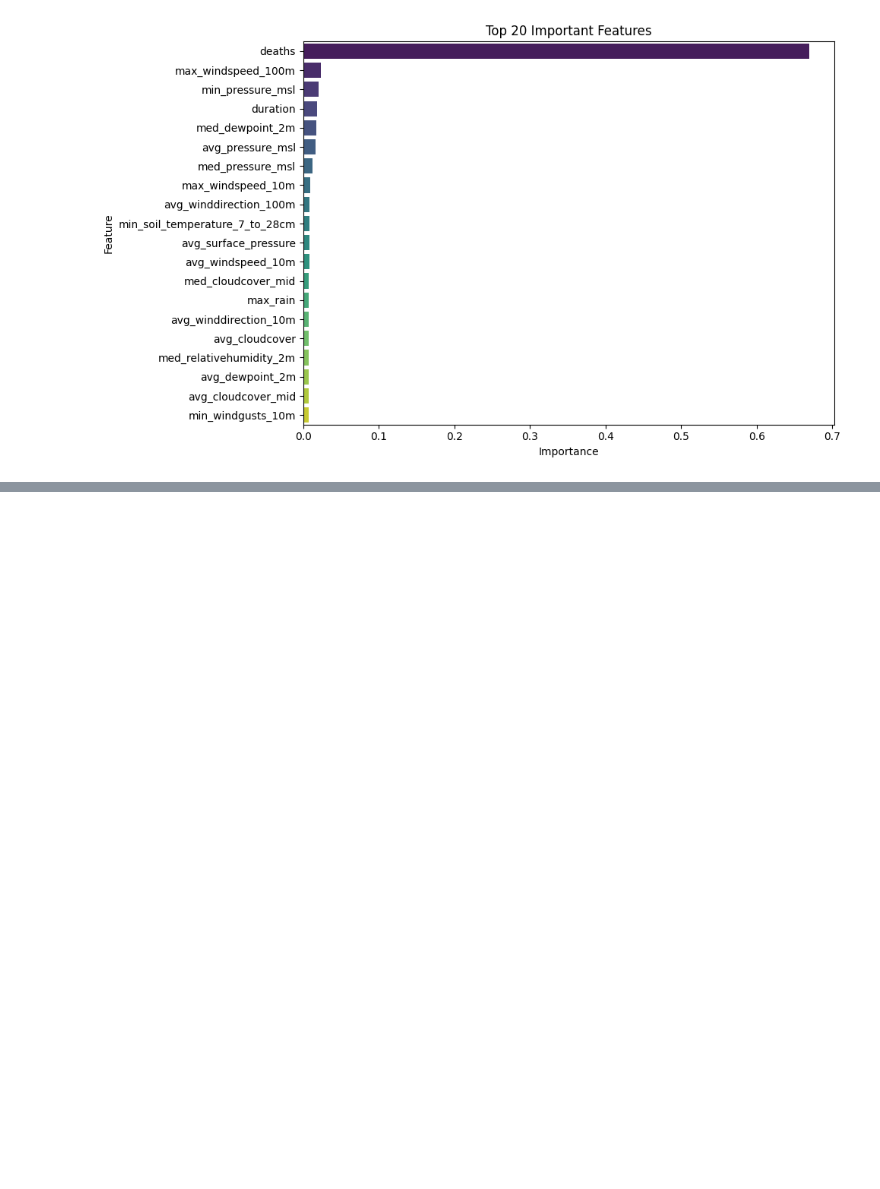
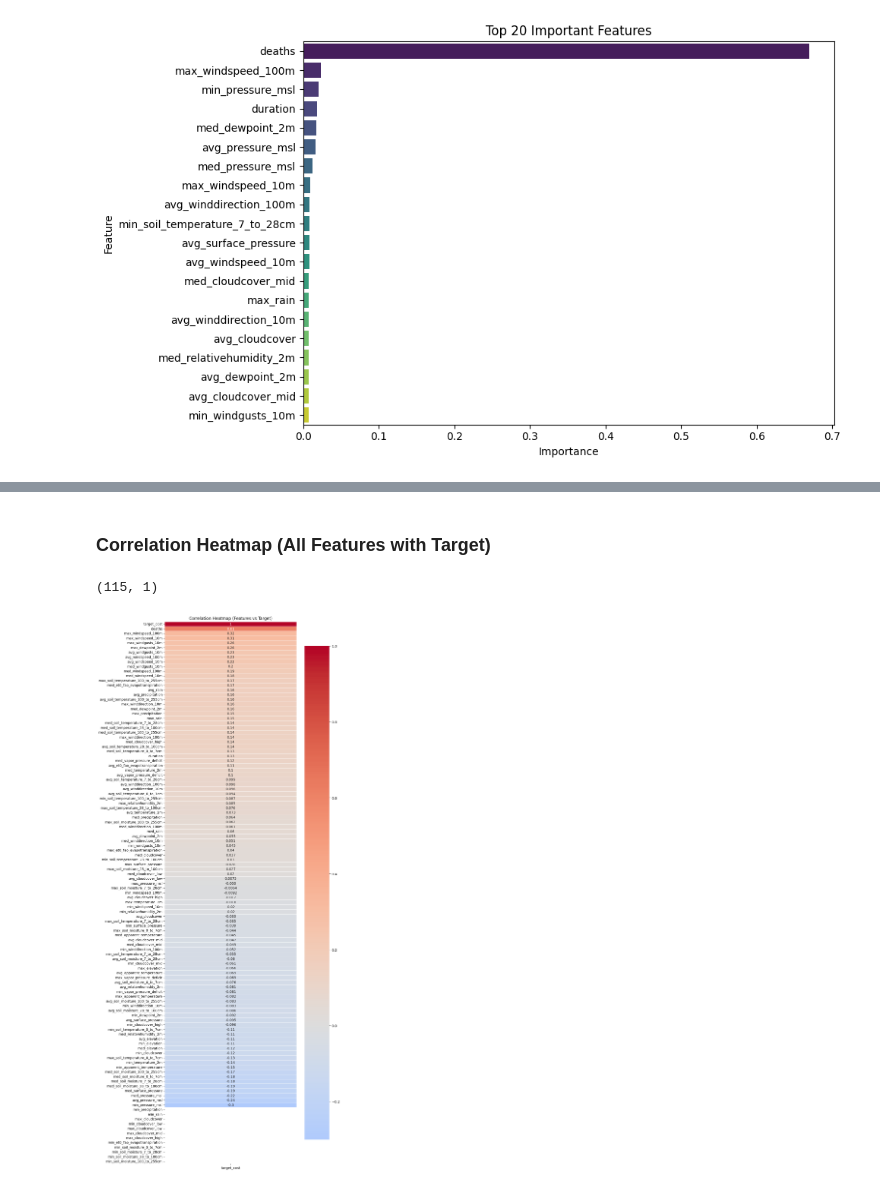
Before and after one commit to vy2388/hurricaneKatrina, a Jupyter notebook: Vlad_Preprocessing/preprocess_v3_agg.ipynb, the cells around one changed output, grey strips where cells are left out. Cells and saved outputs as stored; diff of their text form; code cells hidden in the pictures; blank space fills up the shorter version.

```diff
--- a/Vlad_Preprocessing/preprocess_v3_agg.ipynb
+++ b/Vlad_Preprocessing/preprocess_v3_agg.ipynb
@@ -197 +219,22 @@ plt.show()
+# %% [markdown]
+### Correlation Heatmap (All Features with Target)
+# %%
+target_corr_full = df.corr()[['target_cost']]
+target_corr_full = target_corr_full.sort_values(by='target_cost', ascending=False)
+# %%
+target_corr_full.shape
+# %% [output]
+(115, 1)
+# %%
+cell_height = 0.2  # You can adjust this as needed
+fig_height = cell_height * target_corr_full.shape[0]
+
+fig, ax = plt.subplots(figsize=(10, fig_height))
+sns.heatmap(target_corr_full, annot=True, ax=ax, linewidths=.5, center=0, cmap="coolwarm")
+
+fig.tight_layout()
+plt.title("Correlation Heatmap (Features vs Target)")
+plt.show()
+# %% [output]
+[figure, added]
 # %% [markdown]
```
Also changed, not shown: parts of 7 cells of this notebook.
